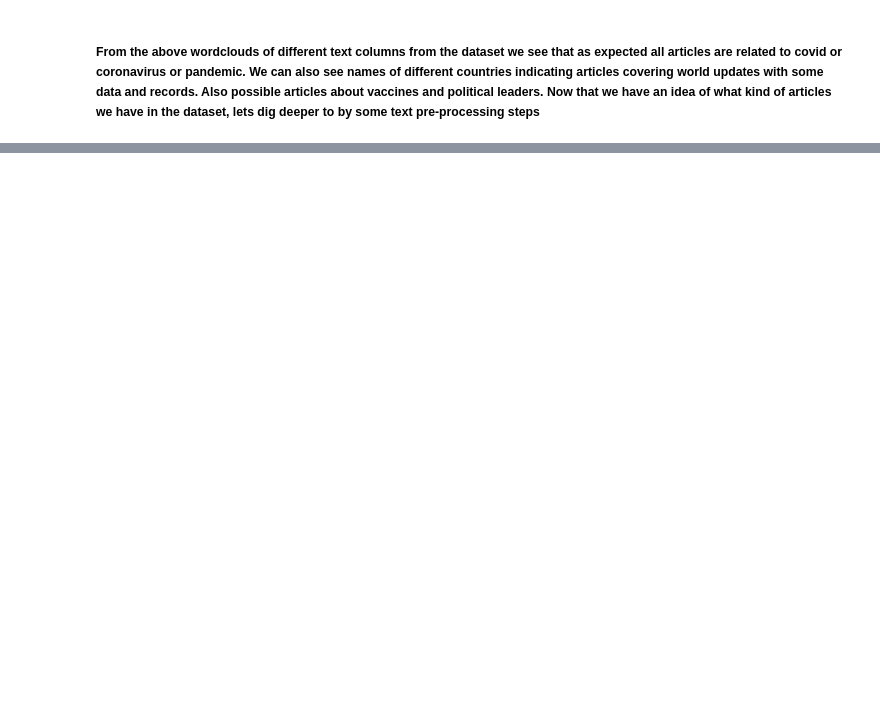
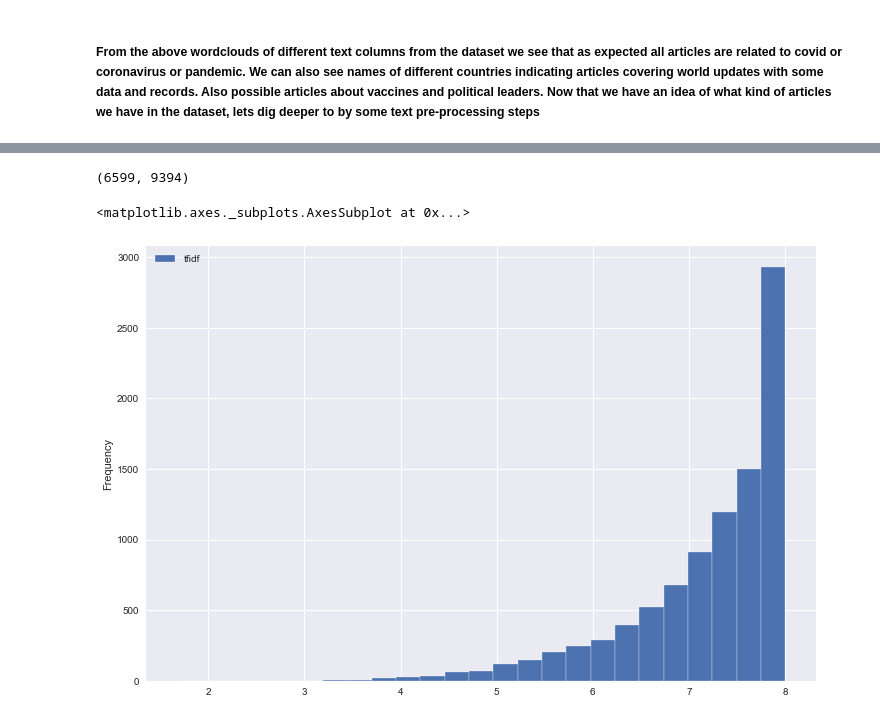
Before and after one commit to asha2490/Springboard, a Jupyter notebook: Capstone Project 2.ipynb, the cells around one changed output, grey strips where cells are left out. Saved outputs shown, nothing was run; the diff lists cells and outputs as text; code cells hidden in the pictures; blank space fills up the shorter version.

```diff
--- a/Capstone Project 2.ipynb
+++ b/Capstone Project 2.ipynb
@@ -404,0 +515,9 @@ plt.show()
+# %%
+import nltk
+nltk.download('wordnet')
+def stemmer(x):
+    stemmer = PorterStemmer()
+    return ' '.join([stemmer.stem(word) for word in x])
+def lemmatize(x):
+    lemmatizer = WordNetLemmatizer()
+    return' '.join([lemmatizer.lemmatize(word) for word in x])
@@ -404,0 +528,3 @@ plt.show()
+# %%
+df_processed['lems'] = df_processed['tokens'].map(lemmatize)
+df_processed['stems'] = df_processed['tokens'].map(stemmer)
@@ -404,0 +588,20 @@ plt.show()
+# %%
+from sklearn.feature_extraction.text import TfidfVectorizer
+
+vectorizer = TfidfVectorizer(min_df=5, ngram_range=(1,2))
+text = list(df_processed['tokens'].map(lambda tokens: ' '.join(tokens)))
+X = vectorizer.fit_transform(text)
+X.shape
+# %% [output]
+(6599, 9394)
+# %%
+#Let's create a dictionary mapping the tokens of their tfidf values
+
+tfidf = dict(zip(vectorizer.get_feature_names(), vectorizer.idf_))
+tfidf = pd.DataFrame(columns=['tfidf']).from_dict(dict(tfidf), orient='index')
+tfidf.columns = ['tfidf']
+# %%
+tfidf.plot(kind='hist', bins=25, figsize=(12,8))
+# %% [output]
+<matplotlib.axes._subplots.AxesSubplot at 0x...>
+[figure, added]
```
Also changed, not shown: parts of 30 cells of this notebook.
